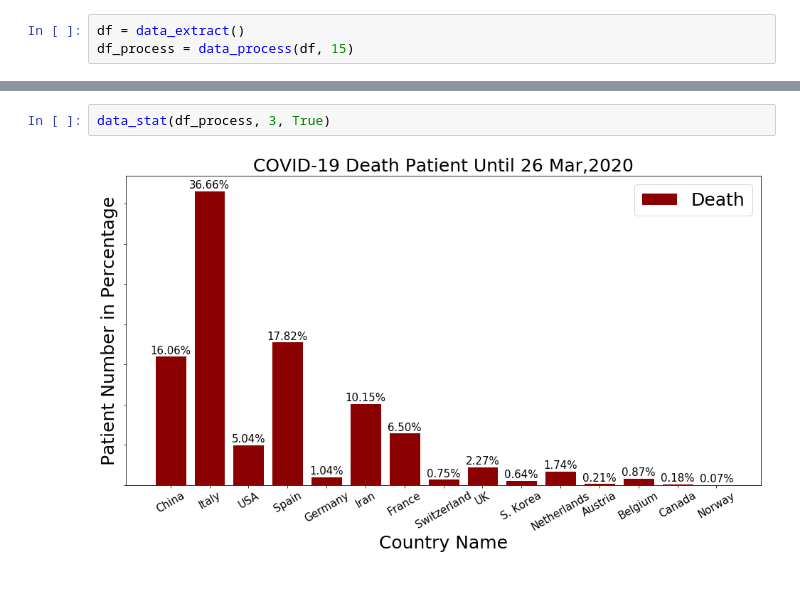
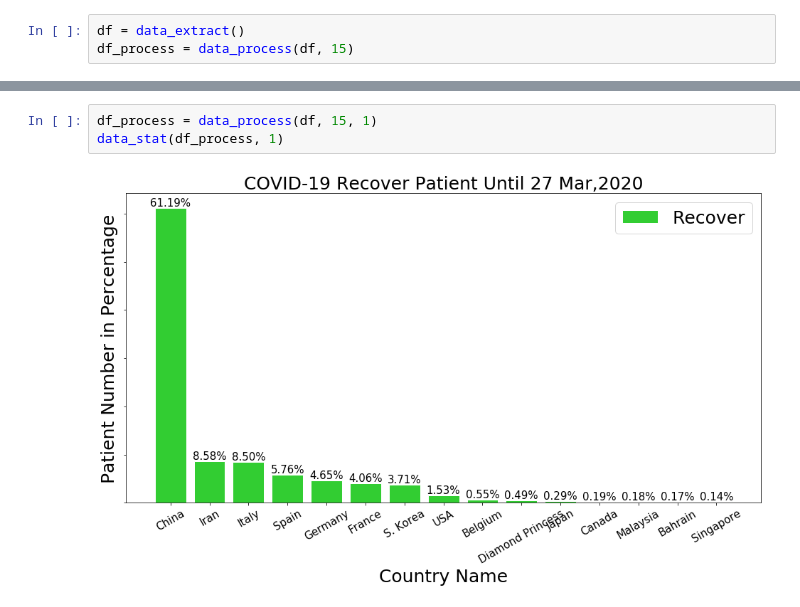
Before and after one commit to Mazhar004/python-data-visualization, a Jupyter notebook: Corona Affected Country/Corona statistics.ipynb, the cells around one changed output, grey strips where cells are left out. Cells and saved outputs as stored; diff of their text form.

```diff
--- a/Corona Affected Country/Corona statistics.ipynb
+++ b/Corona Affected Country/Corona statistics.ipynb
@@ -193,4 +189,5 @@ data_stat(df_process, 2)
-# %%
-data_stat(df_process, 3, True)
-# %% [output]
-[figure, removed]
+# %%
+df_process = data_process(df, 15, 1)
+data_stat(df_process, 1)
+# %% [output]
+[figure, added]
```
Also changed, not shown: parts of 7 cells of this notebook, 6 other files.
